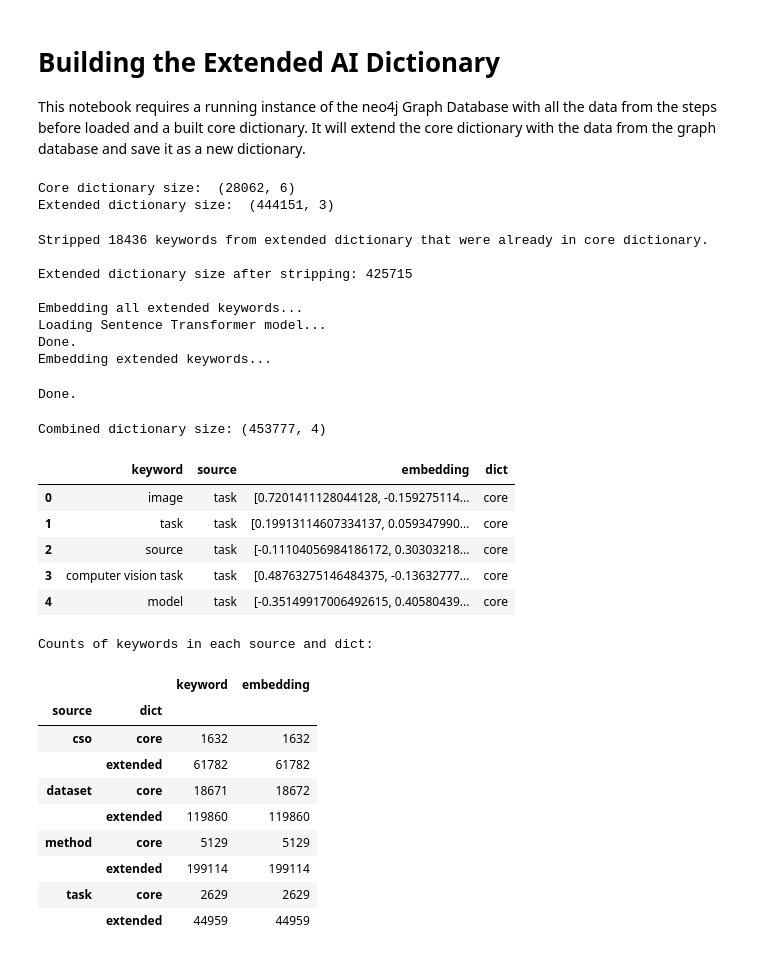
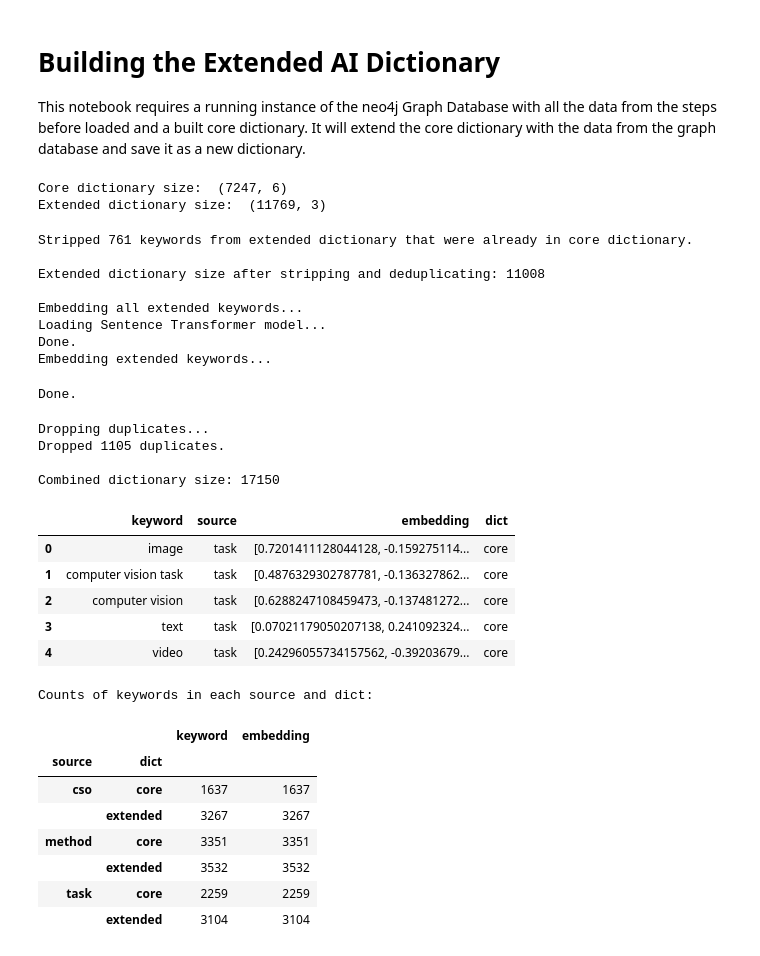
Before and after one commit to J0nasW/AI-Dictionary, a Jupyter notebook: 04_Extended_Dictionary.ipynb, the cells around one changed output. Saved outputs shown, nothing was run; the diff lists cells and outputs as text; code cells hidden in the pictures.

```diff
--- a/04_Extended_Dictionary.ipynb
+++ b/04_Extended_Dictionary.ipynb
@@ -25,14 +25,14 @@ if not os.path.exists(TRIE_PATH):
 # %%
 # Load the core &  extended dictionary that was produced by the 03b_Extended_Dictionary_Helper.py script
 core_dict_df = pd.read_csv(DICT_PATH + "/core_dictionary.csv")
-ext_dict_df = pd.read_csv(DICT_PATH + "/extended_keywords.csv")
+ext_dict_df = pd.read_csv(DICT_PATH + "/extended_keywords_0.98.csv")
 # neg_keywords_df = pd.read_csv(DICT_PATH + "/negative_keywords.csv")
 print("Core dictionary size: ", core_dict_df.shape)
 print("Extended dictionary size: ", ext_dict_df.shape)
 # print("Negative dictionary size: ", neg_keywords_df.shape)
 # %% [output]
-Core dictionary size:  (28062, 6)
-Extended dictionary size:  (444151, 3)
+Core dictionary size:  (7247, 6)
+Extended dictionary size:  (11769, 3)
 # %%
 # Strip the extended dictionary of any keywords that are already in the core dictionary
 initial_ext_size = ext_dict_df.shape[0]
@@ -41,9 +41,10 @@ print(f"Stripped {initial_ext_size - ext_dict_df.shape[0]} keywords from extende
 # Strip the extended dictionary of any keywords that are already in the negative keywords
 # initial_ext_size = ext_dict_df.shape[0]
 # ext_dict_df = ext_dict_df[~ext_dict_df.keyword.isin(neg_keywords_df.keyword)]
+ext_dict_df.drop_duplicates(subset=["keyword"])
 # print(f"Stripped {initial_ext_size - ext_dict_df.shape[0]} keywords from extended dictionary that were already in negative keywords.")
 print("")
-print(f"Extended dictionary size after stripping: {ext_dict_df.shape[0]}")
+print(f"Extended dictionary size after stripping and deduplicating: {ext_dict_df.shape[0]}")
 # Calculate embeddings for all extended keywords
 print("")
 print("Embedding all extended keywords...")
@@ -54,9 +55,9 @@ print("Embedding extended keywords...")
 ext_dict_df['embedding'] = MODEL_SCINCL.encode(ext_dict_df['keyword'].tolist(), show_progress_bar=True).tolist()
 print("Done.")
 # %% [output]
-Stripped 18436 keywords from extended dictionary that were already in core dictionary.
+Stripped 761 keywords from extended dictionary that were already in core dictionary.
 
-Extended dictionary size after stripping: 425715
+Extended dictionary size after stripping and deduplicating: 11008
 
 Embedding all extended keywords...
 Loading Sentence Transformer model...
@@ -66,37 +67,48 @@ Done.
 # %%
 # Combine the core and extended dictionary dataframes into one by adding a column that indicates the source dict
 core_dict_df["dict"] = "core"
 ext_dict_df["dict"] = "extended"
 dict_df = pd.concat([core_dict_df[["keyword", "source", "embedding", "dict"]], ext_dict_df[["keyword", "source", "embedding", "dict"]]], ignore_index=True)
 del core_dict_df
 dict_df = dict_df.reset_index(drop=True)
-print(f"Combined dictionary size: {dict_df.shape}")
+
+# Drop duplicates, only keep core original keywords
+print("")
+print("Dropping duplicates...")
+initial_size = dict_df.shape[0]
+dict_df = dict_df.drop_duplicates(subset=["keyword"])
+print(f"Dropped {initial_size - dict_df.shape[0]} duplicates.")
+print("")
+
+# # Drop keywords which have dataset as their source
+# dict_df = dict_df[dict_df.source != "dataset"]
+# dict_df = dict_df.reset_index(drop=True)
+print(f"Combined dictionary size: {len(dict_df)}")
 display(dict_df.head())
+# Print out all counts of keywords in the dictionary in each source and dict
+print("")
+print("Counts of keywords in each source and dict:")
+display(dict_df.groupby(["source", "dict"]).count())
 # %% [output]
-Combined dictionary size: (453777, 4)
+Dropping duplicates...
+Dropped 1105 duplicates.
+
+Combined dictionary size: 17150
 |  | keyword | source | embedding | dict |
 | 0 | image | task | [0.7201411128044128, -0.159275114... | core |
-| 1 | task | task | [0.19913114607334137, 0.059347990... | core |
-| 2 | source | task | [-0.11104056984186172, 0.30303218... | core |
-| 3 | computer vision task | task | [0.48763275146484375, -0.13632777... | core |
-| 4 | model | task | [-0.35149917006492615, 0.40580439... | core |
+| 1 | computer vision task | task | [0.4876329302787781, -0.136327862... | core |
+| 2 | computer vision | task | [0.6288247108459473, -0.137481272... | core |
+| 3 | text | task | [0.07021179050207138, 0.241092324... | core |
+| 4 | video | task | [0.24296055734157562, -0.39203679... | core |
+Counts of keywords in each source and dict:
+|  |  | keyword | embedding |
+| source | dict |  |  |
+| cso | core | 1637 | 1637 |
+|  | extended | 3267 | 3267 |
+| method | core | 3351 | 3351 |
+|  | extended | 3532 | 3532 |
+| task | core | 2259 | 2259 |
+|  | extended | 3104 | 3104 |
-# %%
-# Print out all counts of keywords in the dictionary in each source and dict
-print("")
-print("Counts of keywords in each source and dict:")
-display(dict_df.groupby(["source", "dict"]).count())
-# %% [output]
-Counts of keywords in each source and dict:
-|  |  | keyword | embedding |
-| source | dict |  |  |
-| cso | core | 1632 | 1632 |
-|  | extended | 61782 | 61782 |
-| dataset | core | 18671 | 18672 |
-|  | extended | 119860 | 119860 |
-| method | core | 5129 | 5129 |
-|  | extended | 199114 | 199114 |
-| task | core | 2629 | 2629 |
-|  | extended | 44959 | 44959 |
 # %%
 
 dict_df["trie_id"] = dict_df.index
```
Also changed, not shown: parts of 4 cells of this notebook, 17 other files.
